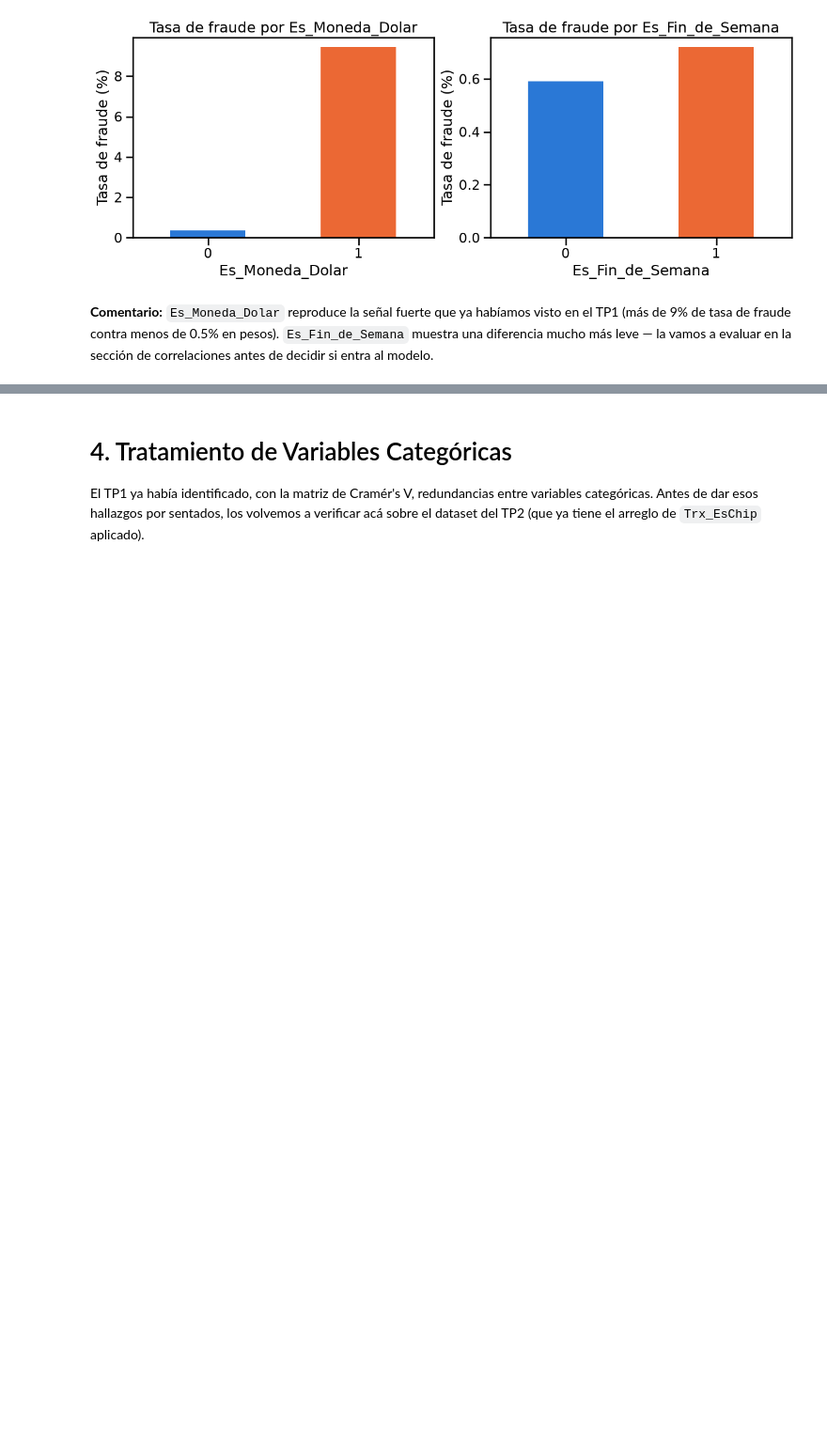
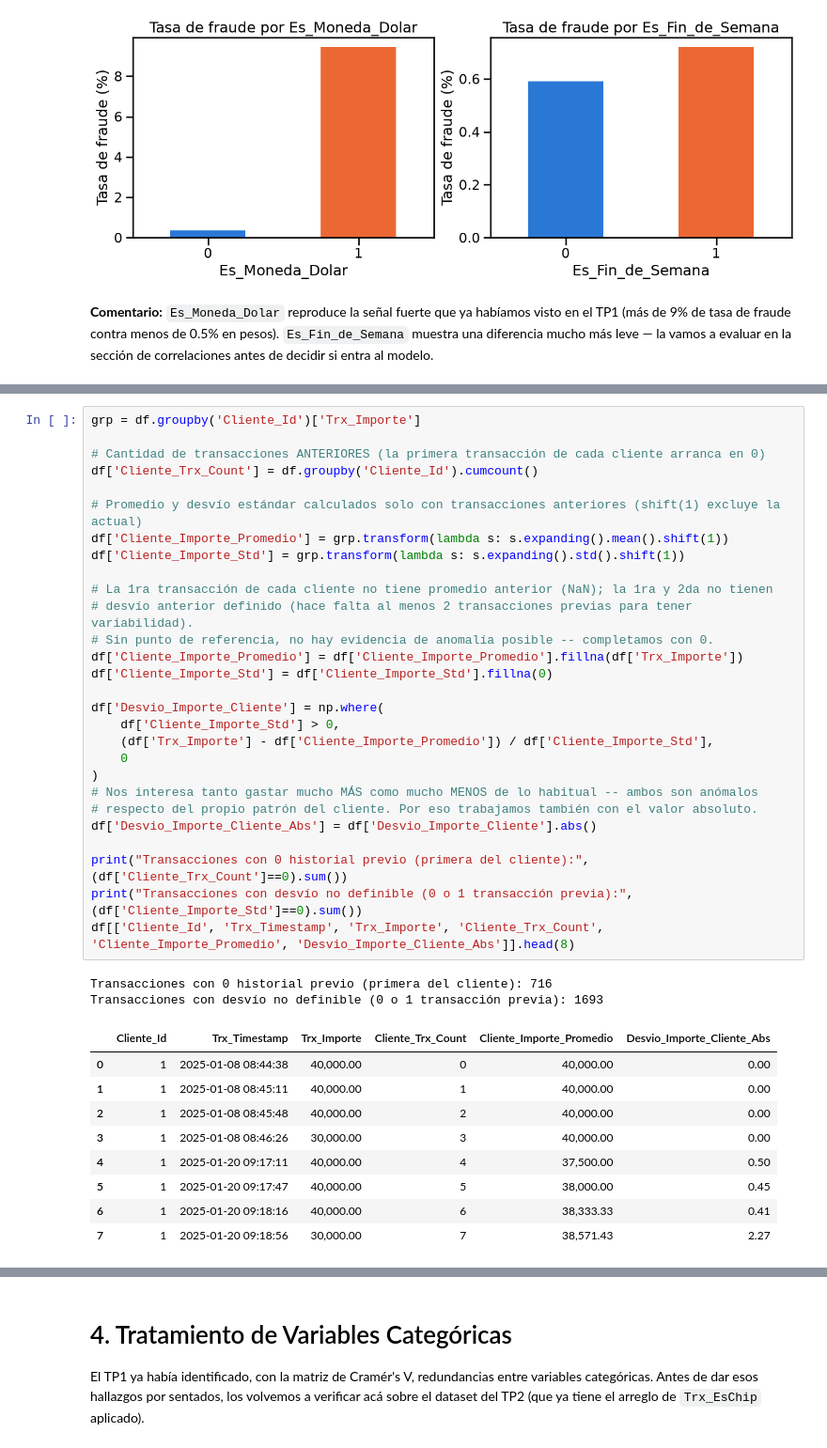
Before and after one commit to maurip3113/deteccion-fraude-mentoria, a Jupyter notebook: TP2_Curacion_Datos.ipynb, the cells around one changed output, grey strips where cells are left out. Shown at 94% size. Cells and saved outputs as stored; diff of their text form; blank space fills up the shorter version.

```diff
--- a/TP2_Curacion_Datos.ipynb
+++ b/TP2_Curacion_Datos.ipynb
@@ -332,0 +263,40 @@ Es_Fraude
+# %%
+grp = df.groupby('Cliente_Id')['Trx_Importe']
+
+# Cantidad de transacciones ANTERIORES (la primera transacción de cada cliente arranca en 0)
+df['Cliente_Trx_Count'] = df.groupby('Cliente_Id').cumcount()
+
+# Promedio y desvío estándar calculados solo con transacciones anteriores (shift(1) excluye la actual)
+df['Cliente_Importe_Promedio'] = grp.transform(lambda s: s.expanding().mean().shift(1))
+df['Cliente_Importe_Std'] = grp.transform(lambda s: s.expanding().std().shift(1))
+
+# La 1ra transacción de cada cliente no tiene promedio anterior (NaN); la 1ra y 2da no tienen
+# desvío anterior definido (hace falta al menos 2 transacciones previas para tener variabilidad).
+# Sin punto de referencia, no hay evidencia de anomalía posible -- completamos con 0.
+df['Cliente_Importe_Promedio'] = df['Cliente_Importe_Promedio'].fillna(df['Trx_Importe'])
+df['Cliente_Importe_Std'] = df['Cliente_Importe_Std'].fillna(0)
+
+df['Desvio_Importe_Cliente'] = np.where(
+    df['Cliente_Importe_Std'] > 0,
+    (df['Trx_Importe'] - df['Cliente_Importe_Promedio']) / df['Cliente_Importe_Std'],
+    0
+)
+# Nos interesa tanto gastar mucho MÁS como mucho MENOS de lo habitual -- ambos son anómalos
+# respecto del propio patrón del cliente. Por eso trabajamos también con el valor absoluto.
+df['Desvio_Importe_Cliente_Abs'] = df['Desvio_Importe_Cliente'].abs()
+
+print("Transacciones con 0 historial previo (primera del cliente):", (df['Cliente_Trx_Count']==0).sum())
+print("Transacciones con desvío no definible (0 o 1 transacción previa):", (df['Cliente_Importe_Std']==0).sum())
+df[['Cliente_Id', 'Trx_Timestamp', 'Trx_Importe', 'Cliente_Trx_Count', 'Cliente_Importe_Promedio', 'Desvio_Importe_Cliente_Abs']].head(8)
+# %% [output]
+Transacciones con 0 historial previo (primera del cliente): 716
+Transacciones con desvío no definible (0 o 1 transacción previa): 1693
+|  | Cliente_Id | Trx_Timestamp | Trx_Importe | Cliente_Trx_Count | Cliente_Importe_Promedio | Desvio_Importe_Cliente_Abs |
+| 0 | 1 | 2025-01-08 08:44:38 | 40,000.00 | 0 | 40,000.00 | 0.00 |
+| 1 | 1 | 2025-01-08 08:45:11 | 40,000.00 | 1 | 40,000.00 | 0.00 |
+| 2 | 1 | 2025-01-08 08:45:48 | 40,000.00 | 2 | 40,000.00 | 0.00 |
+| 3 | 1 | 2025-01-08 08:46:26 | 30,000.00 | 3 | 40,000.00 | 0.00 |
+| 4 | 1 | 2025-01-20 09:17:11 | 40,000.00 | 4 | 37,500.00 | 0.50 |
+| 5 | 1 | 2025-01-20 09:17:47 | 40,000.00 | 5 | 38,000.00 | 0.45 |
+| 6 | 1 | 2025-01-20 09:18:16 | 40,000.00 | 6 | 38,333.33 | 0.41 |
+| 7 | 1 | 2025-01-20 09:18:56 | 30,000.00 | 7 | 38,571.43 | 2.27 |
```
Also changed, not shown: parts of 19 cells of this notebook, 4 other files.
